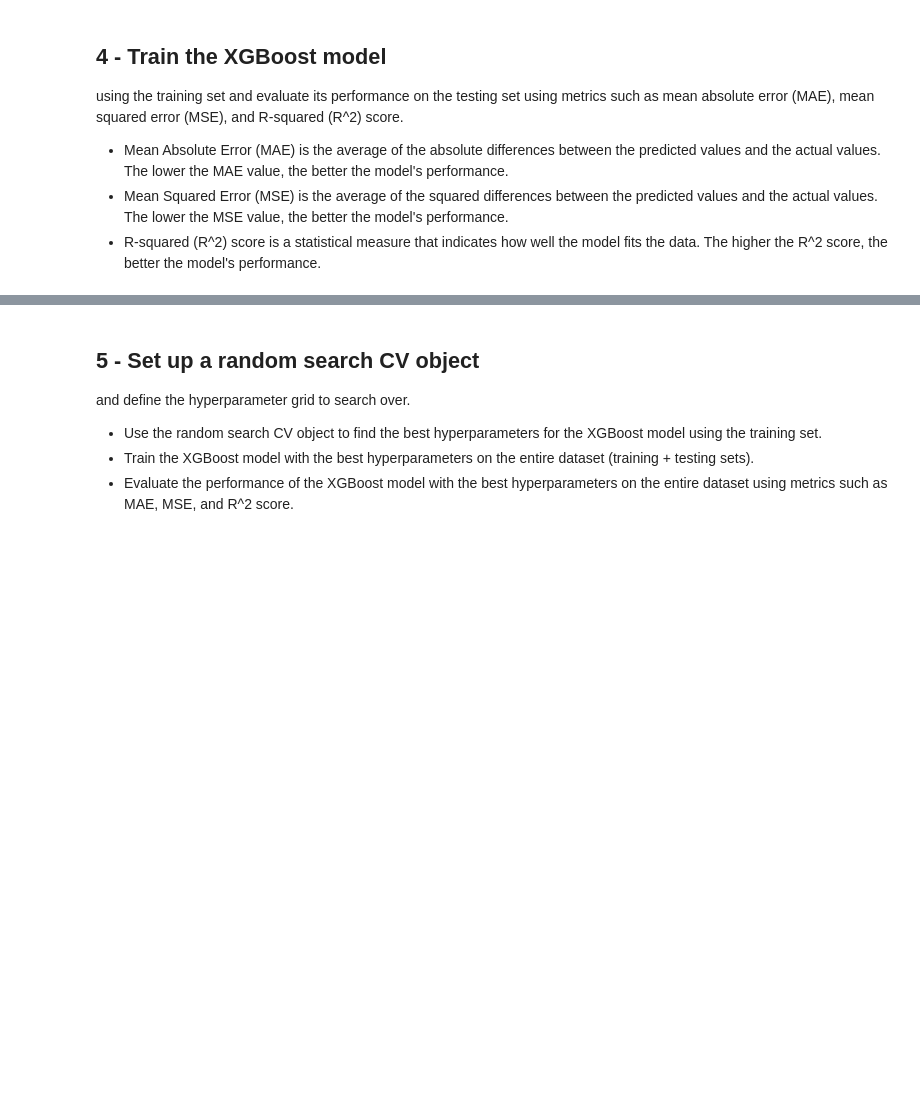
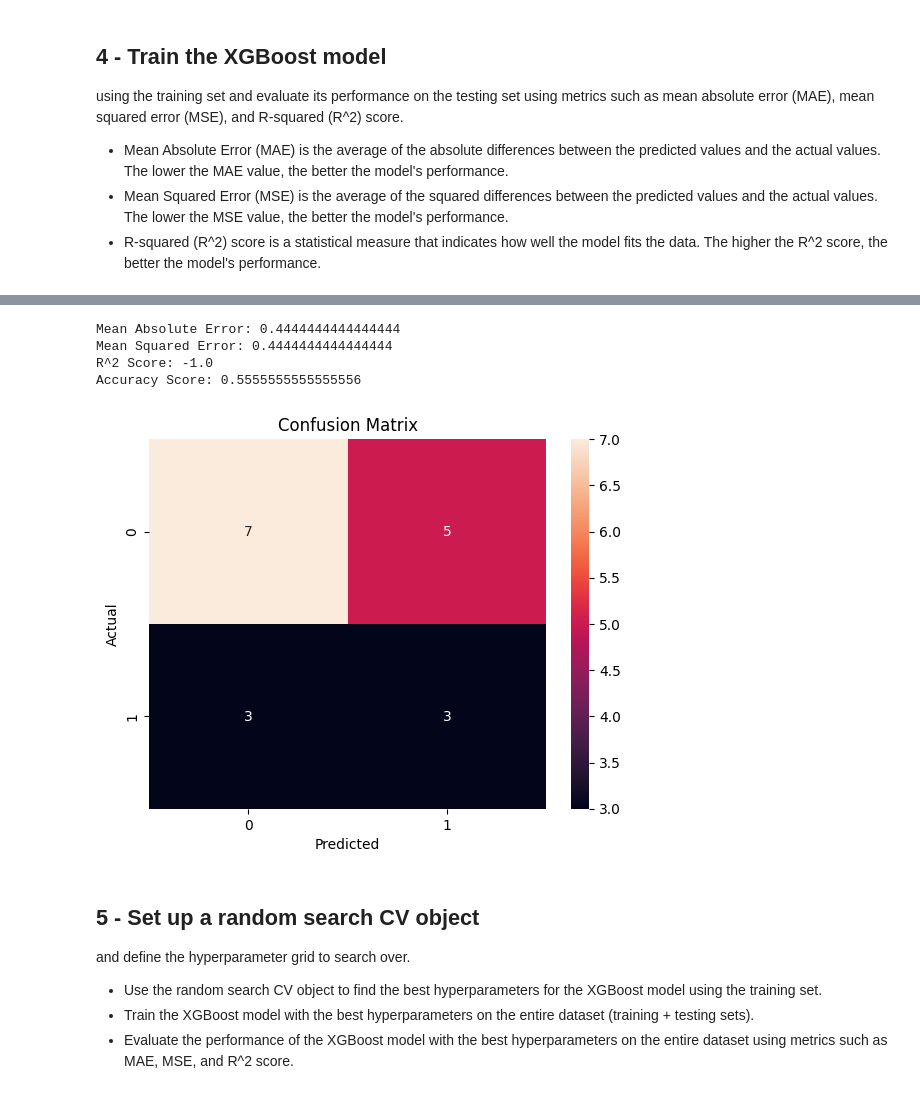
Before and after one commit to j33l/Kidney-Stone-Prediction, a Jupyter notebook: kidneyStonePrediction.ipynb, the cells around one changed output, grey strips where cells are left out. Drawn from its saved outputs; the diff is of its cells as text; code cells hidden in the pictures; blank space fills up the shorter version.

Commit message:
completed the training

```diff
--- a/kidneyStonePrediction.ipynb
+++ b/kidneyStonePrediction.ipynb
@@ -212,5 +212,11 @@ memory usage: 5.0 KB
 # %%
 # list type of values in target column, since it got Standardized too
 
-df_scaled['target'].unique()
+print(df_scaled['target'].unique())
+
+# Going to use XGBoost Classifier, so we need to convert the target column to 0 and 1
+
+df_scaled['target'] = df_scaled['target'].replace(-1, 0) # convert -1 to 0
+
+print(df_scaled['target'].unique())
 # %% [output]
@@ -245,0 +263,9 @@ using the training set and evaluate its performance on the testing set using met
+# %%
+# using Extreme Gradient Boosting (XGBoost) algorithm
+
+import xgboost as xgb
+
+xgb_model = xgb.XGBClassifier()
+
+xgb_model.fit(X_train, y_train)
+xgb_model
@@ -246,3 +284,36 @@ using the training set and evaluate its performance on the testing set using met
+# %%
+# testing the model using MAE, MSE and R^2 score
+
+from sklearn.metrics import mean_absolute_error, mean_squared_error, r2_score, accuracy_score
+
+y_pred = xgb_model.predict(X_test)
+
+print(f"Mean Absolute Error: {mean_absolute_error(y_test, y_pred)}")
+print(f"Mean Squared Error: {mean_squared_error(y_test, y_pred)}")
+print(f"R^2 Score: {r2_score(y_test, y_pred)}")
+
+print(f"Accuracy Score: {accuracy_score(y_test, y_pred)}")
+# %% [output]
+Mean Absolute Error: 0.4444444444444444
+Mean Squared Error: 0.4444444444444444
+R^2 Score: -1.0
+Accuracy Score: 0.5555555555555556
+# %%
+# testing the model using confusion matrix
+
+from sklearn.metrics import confusion_matrix
+
+cm = confusion_matrix(y_test, y_pred)
+
+# plotting the confusion matrix
+
+sns.heatmap(cm, annot=True, fmt='d')
+plt.title('Confusion Matrix')
+plt.xlabel('Predicted')
+plt.ylabel('Actual')
+plt.show()
+# %% [output]
+[figure, added]
 # %% [markdown]
 ## 5 - Set up a random search CV object
 and define the hyperparameter grid to search over.
```
Also changed, not shown: parts of 10 cells of this notebook.
